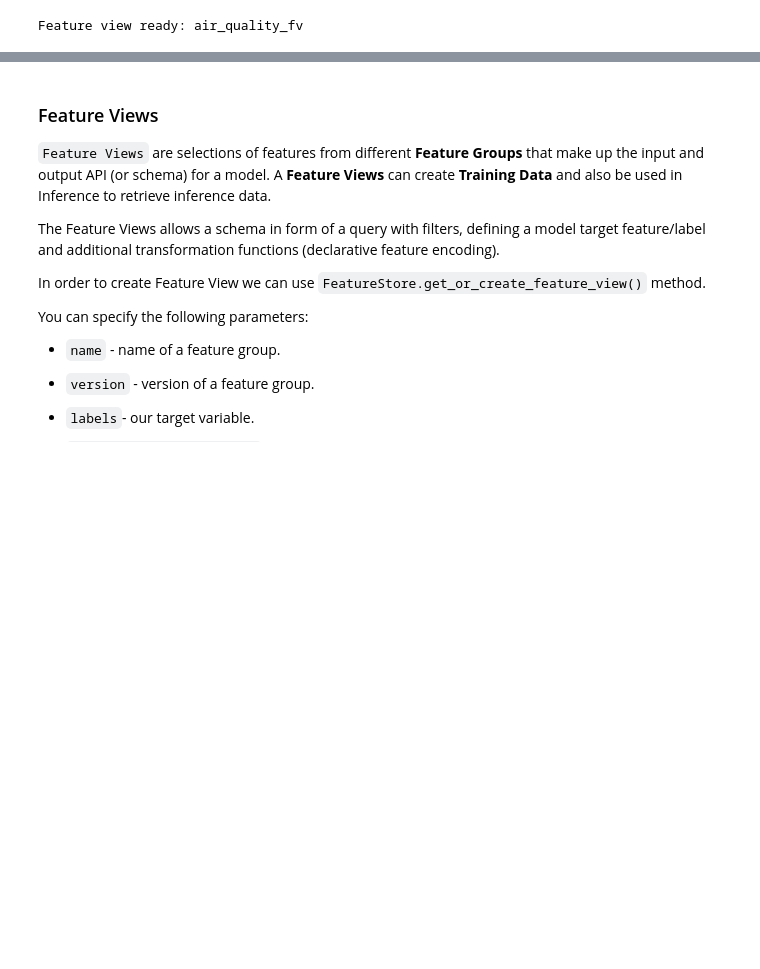
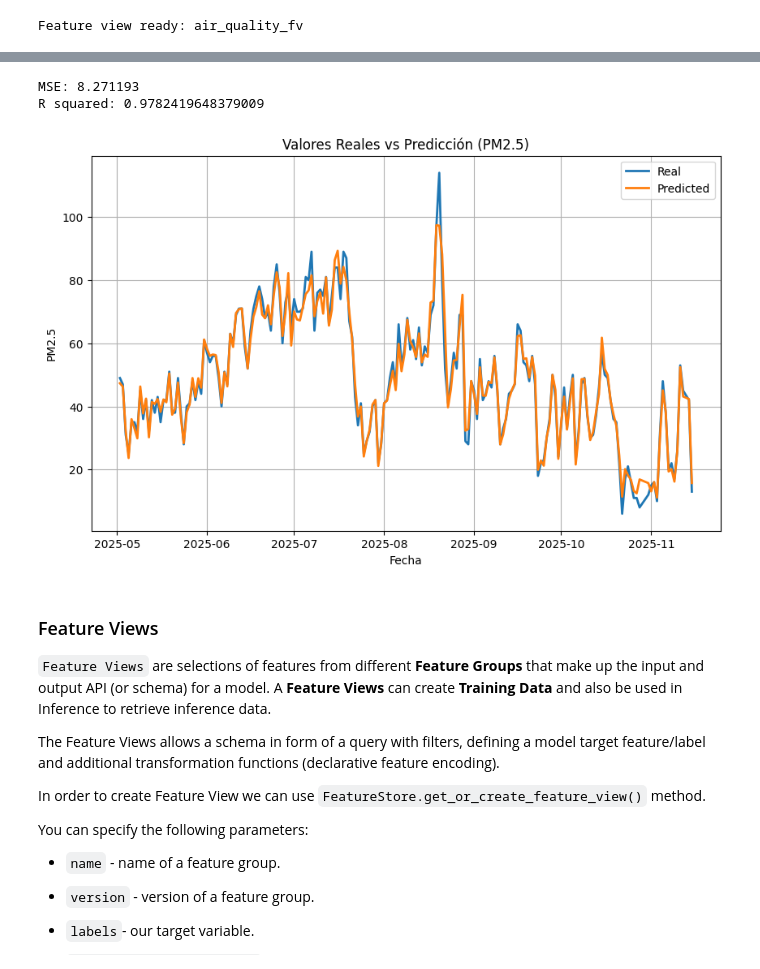
Before and after one commit to omar-leo-samman/mlfs-book, a Jupyter notebook: notebooks/airquality/3_air_quality_training_pipeline.ipynb, the cells around one changed output, grey strips where cells are left out. Cells and saved outputs as stored; diff of their text form; code cells hidden in the pictures; blank space fills up the shorter version.

```diff
--- a/notebooks/airquality/3_air_quality_training_pipeline.ipynb
+++ b/notebooks/airquality/3_air_quality_training_pipeline.ipynb
@@ -214,0 +256,6 @@ Feature view ready: air_quality_fv
+# %%
+# Creating an instance of the XGBoost Regressor
+xgb_regressor = XGBRegressor()
+
+# Fitting the XGBoost Regressor to the training data
+xgb_regressor.fit(X_train, y_train)
@@ -215,3 +274,30 @@ Feature view ready: air_quality_fv
+# %%
+# Predicting target values on the test set
+y_pred = xgb_regressor.predict(X_test)
+
+# Calculating Mean Squared Error (MSE) using sklearn
+mse = mean_squared_error(y_test, y_pred)
+print("MSE:", mse)
+
+# Calculating R squared using sklearn
+r2 = r2_score(y_test, y_pred)
+print("R squared:", r2)
+# %% [output]
+MSE: 8.271193
+R squared: 0.9782419648379009
+# %%
+plt.figure(figsize=(10,6))
+plt.plot(test_df['date'],y_test.values,label="Real", linewidth=2)
+plt.plot(test_df['date'],y_pred,label="Predicted", linewidth=2)
+plt.title("Valores Reales vs Predicción (PM2.5)")
+plt.xlabel("Fecha")
+plt.ylabel("PM2.5")
+plt.legend()
+plt.grid(True)
+
+plt.show()
+# %% [output]
+[figure, added]
 # %% [markdown]
 ### Feature Views
 
```
Also changed, not shown: parts of 8 cells of this notebook, 3 other files.
